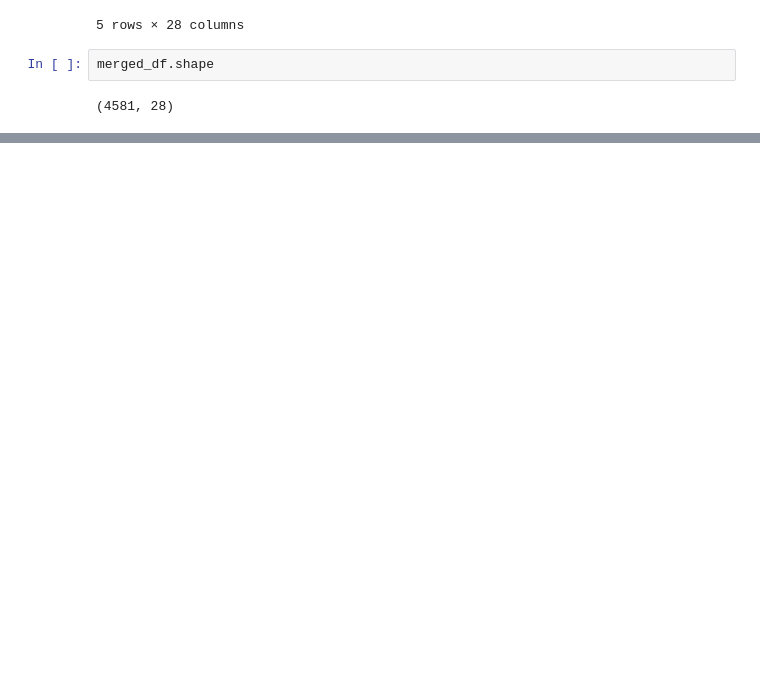
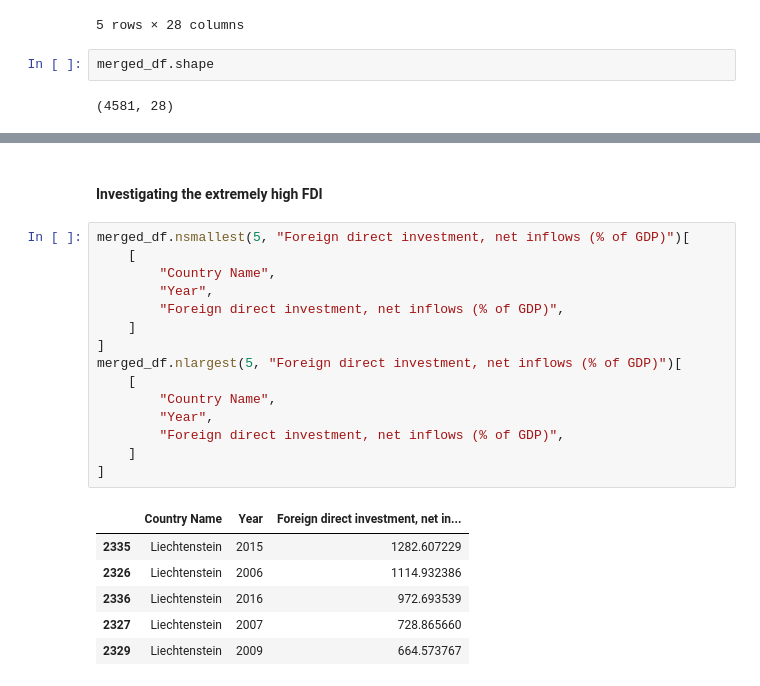
Before and after one commit to ValentimPiazera/wb-economic-freedom, a Jupyter notebook: notebooks/I-cleaning.ipynb, the cells around one changed output, grey strips where cells are left out. Drawn from its saved outputs; the diff is of its cells as text; blank space fills up the shorter version.

```diff
--- a/notebooks/I-cleaning.ipynb
+++ b/notebooks/I-cleaning.ipynb
@@ -504,0 +680,24 @@ merged_df.head()
+# %% [markdown]
+#### Investigating the extremely high FDI
+# %%
+merged_df.nsmallest(5, "Foreign direct investment, net inflows (% of GDP)")[
+    [
+        "Country Name",
+        "Year",
+        "Foreign direct investment, net inflows (% of GDP)",
+    ]
+]
+merged_df.nlargest(5, "Foreign direct investment, net inflows (% of GDP)")[
+    [
+        "Country Name",
+        "Year",
+        "Foreign direct investment, net inflows (% of GDP)",
+    ]
+]
+# %% [output]
+|  | Country Name | Year | Foreign direct investment, net in... |
+| 2335 | Liechtenstein | 2015 | 1282.607229 |
+| 2326 | Liechtenstein | 2006 | 1114.932386 |
+| 2336 | Liechtenstein | 2016 | 972.693539 |
+| 2327 | Liechtenstein | 2007 | 728.865660 |
+| 2329 | Liechtenstein | 2009 | 664.573767 |
```
Also changed, not shown: parts of 35 cells of this notebook, 1 other file.
